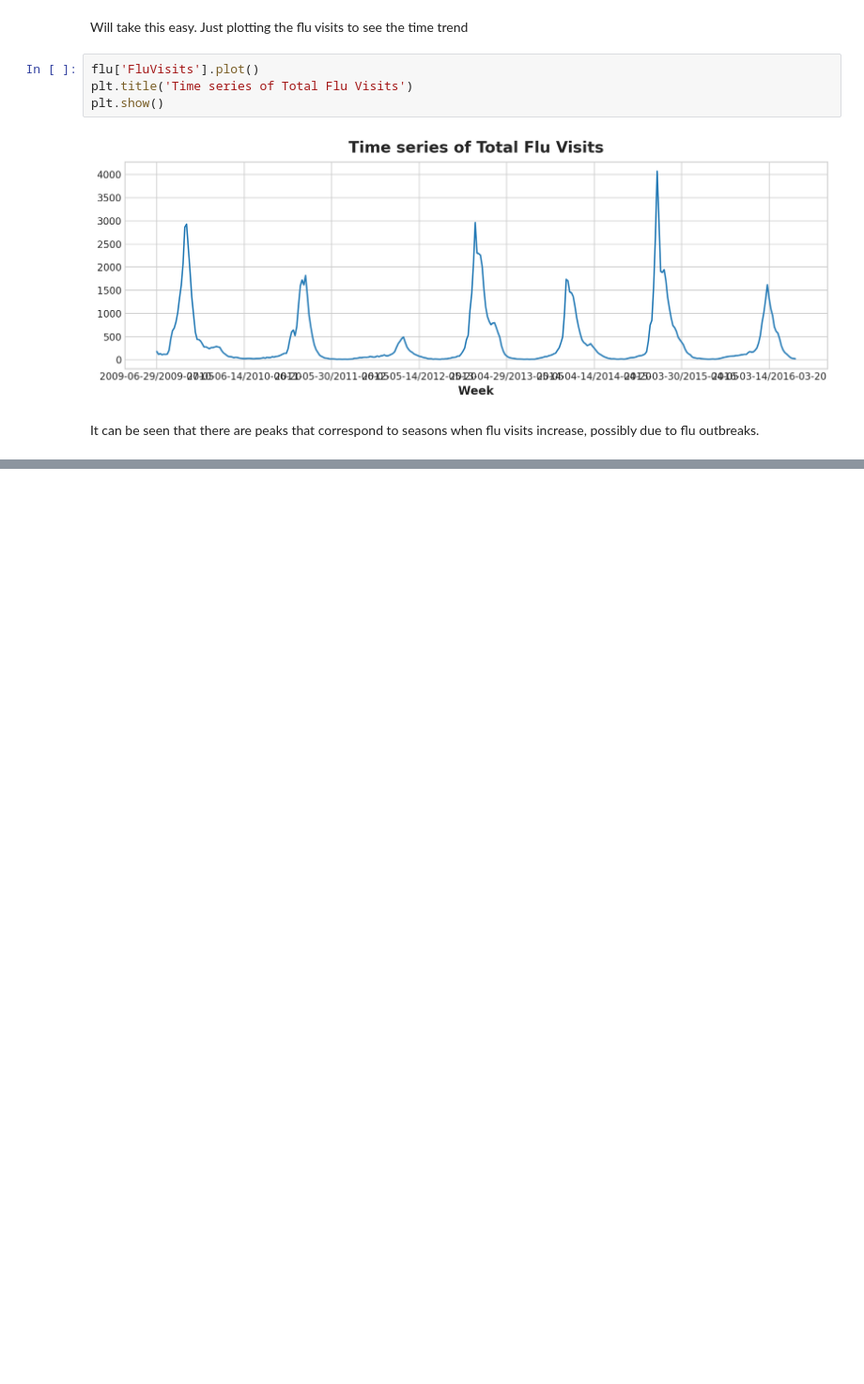
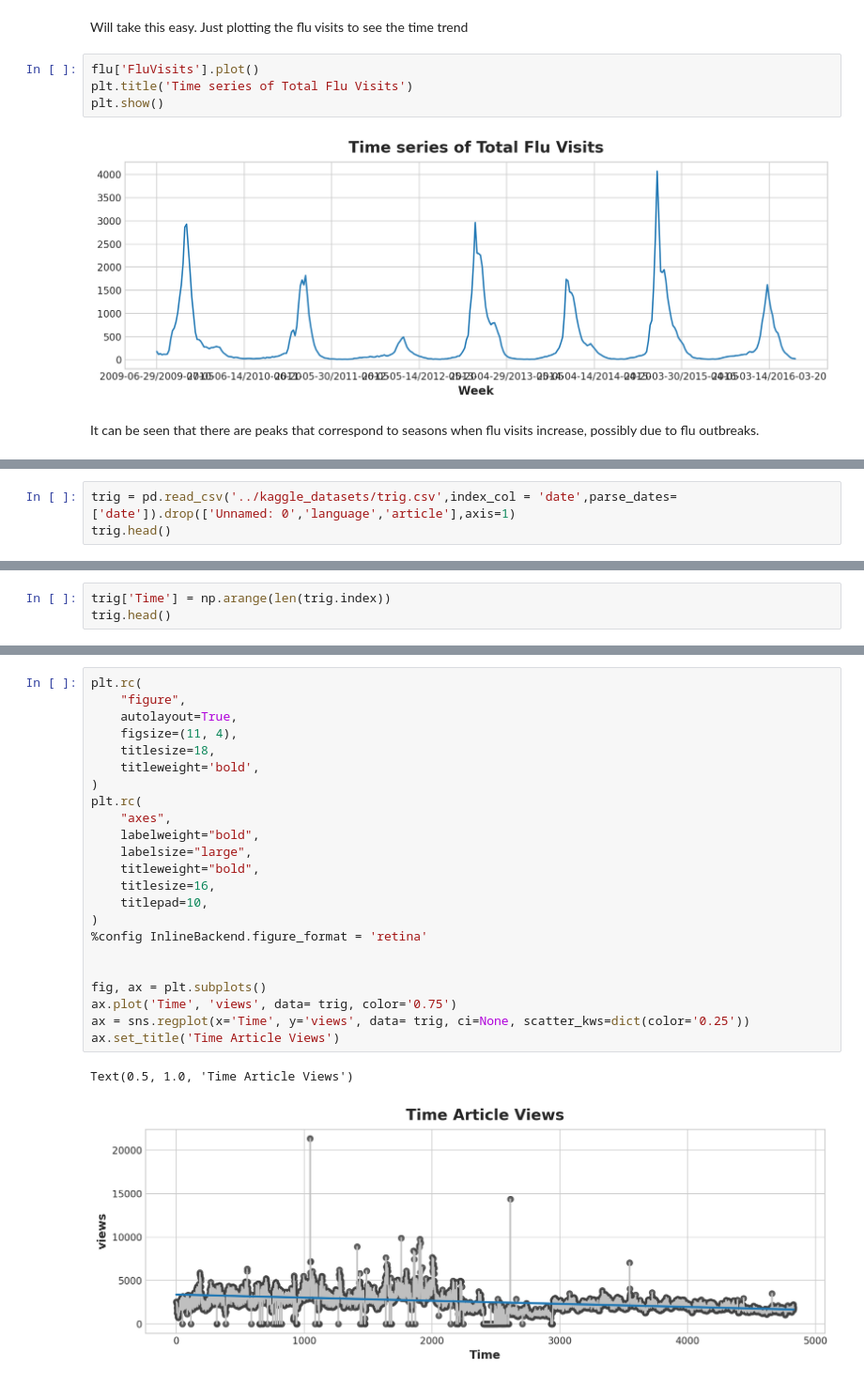
Before and after one commit to lukmanaj/ArewaDS-Machine-Learning-Assignments, a Jupyter notebook: week_09_Time_Series/1-Introduction/assignment.ipynb, the cells around one changed output, grey strips where cells are left out. Shown: that part at 94% size. Saved outputs shown, nothing was run; the diff lists cells and outputs as text; blank space fills up the shorter version.

```diff
--- a/week_09_Time_Series/1-Introduction/assignment.ipynb
+++ b/week_09_Time_Series/1-Introduction/assignment.ipynb
@@ -97,0 +100,3 @@ It can be seen that there are peaks that correspond to seasons when flu visits i
+# %%
+trig = pd.read_csv('../kaggle_datasets/trig.csv',index_col = 'date',parse_dates= ['date']).drop(['Unnamed: 0','language','article'],axis=1)
+trig.head()
@@ -97,0 +111,3 @@ It can be seen that there are peaks that correspond to seasons when flu visits i
+# %%
+trig['Time'] = np.arange(len(trig.index))
+trig.head()
@@ -97,0 +122,26 @@ It can be seen that there are peaks that correspond to seasons when flu visits i
+# %%
+plt.rc(
+    "figure",
+    autolayout=True,
+    figsize=(11, 4),
+    titlesize=18,
+    titleweight='bold',
+)
+plt.rc(
+    "axes",
+    labelweight="bold",
+    labelsize="large",
+    titleweight="bold",
+    titlesize=16,
+    titlepad=10,
+)
+%config InlineBackend.figure_format = 'retina'
+
+
+fig, ax = plt.subplots()
+ax.plot('Time', 'views', data= trig, color='0.75')
+ax = sns.regplot(x='Time', y='views', data= trig, ci=None, scatter_kws=dict(color='0.25'))
+ax.set_title('Time Article Views')
+# %% [output]
+Text(0.5, 1.0, 'Time Article Views')
+[figure, added]
```
Also changed, not shown: parts of 6 cells of this notebook.
